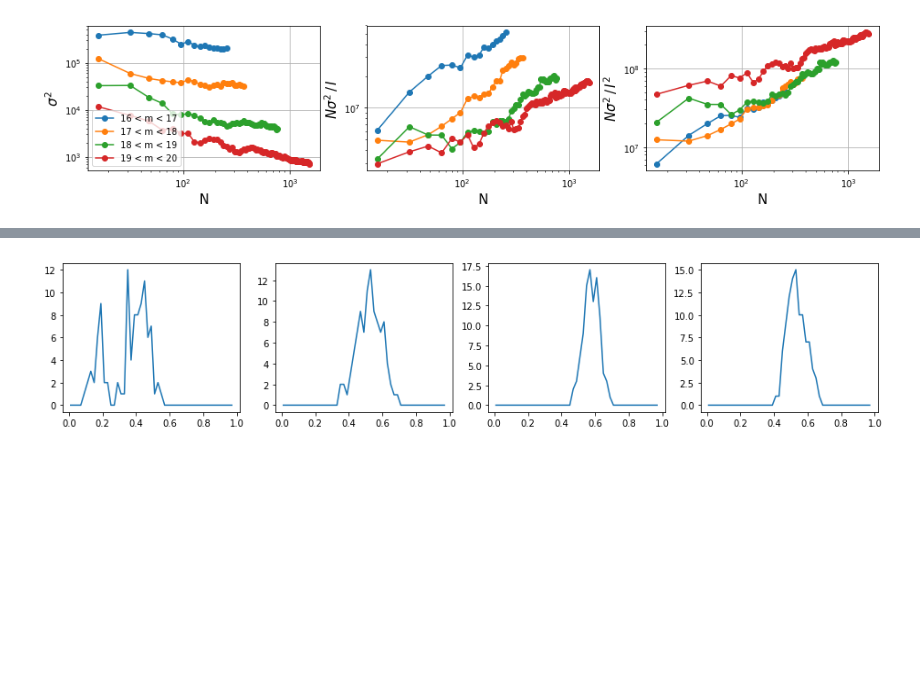
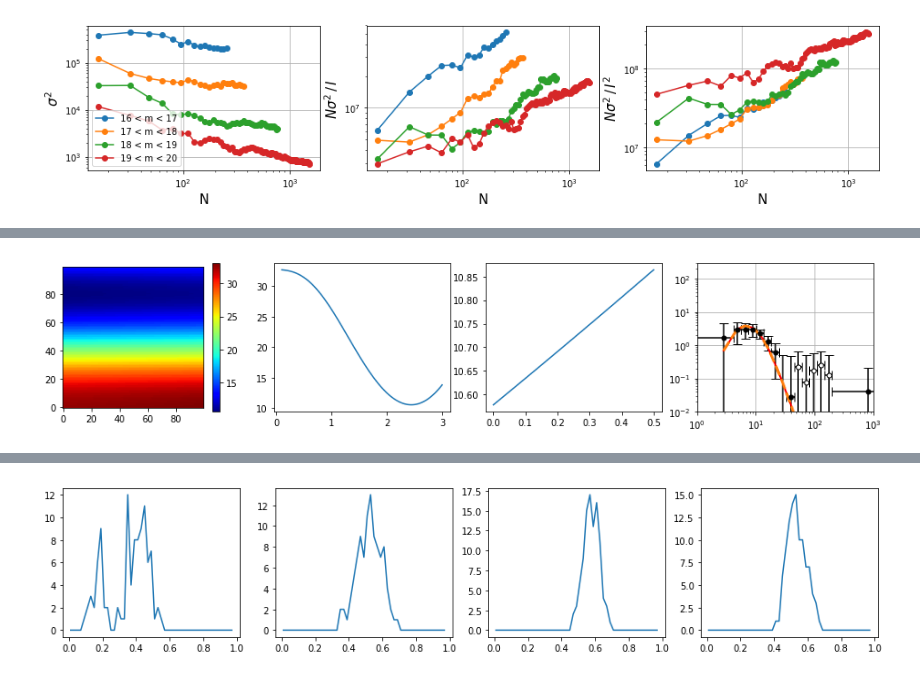
Before and after one commit to yuntingcheng/python_ciber, a Jupyter notebook: stack_modelfit/Untitled.ipynb, the cells around one changed output, grey strips where cells are left out. Drawn from its saved outputs; the diff is of its cells as text; code cells hidden in the pictures; blank space fills up the shorter version.

```diff
--- a/stack_modelfit/Untitled.ipynb
+++ b/stack_modelfit/Untitled.ipynb
@@ -166,2 +238,0 @@ param_fit = fit_stacking_mcmc(inst, ifield, im, filt_order, subsub=subsub)
-# %%
-sampler = param_fit.run_mcmc(nwalkers=10, steps=50, return_sampler=True, save_chain=False)
@@ -272,9 +238,0 @@ fitparamdat
-# %%
-inst = 1
-ifield = 7
-im = 3
-filt_order = filt_order_dict[inst]
-subsub = False
-
-param_fit = fit_stacking_mcmc(inst, ifield, im, filt_order, subsub=subsub)
-param_fit.get_profgal_model_interp()
@@ -283,7 +239,7 @@ Pre-computing model profiles for interpolation...
 # %%
 R200 = gal_profile_model().Wang19_profile(0,im)['params']['R200']
-Re2_arr = np.arange(0.1,3,0.1)
-A2h_arr = np.arange(0,0.5,0.05)
+Re2_arr = np.linspace(0.1,3,100)
+A2h_arr = np.linspace(0,0.5,100)
 chi2_arr = np.zeros([len(Re2_arr),len(A2h_arr)])
 for i,Re2 in enumerate(Re2_arr):
     xe2 = Re2 / R200
@@ -351,0 +249,30 @@ for ifield in [5]:
+# %%
+Re2_best_idx, A2h_best_idx = np.where(chi2_arr==np.min(chi2_arr))
+Re2_best, A2h_best = Re2_arr[Re2_best_idx], A2h_arr[A2h_best_idx]
+
+fig, ax = plt.subplots(1,4,figsize=(16,3))
+imageclip(chi2_arr, ax=ax[0])
+ax[1].plot(Re2_arr, chi2_arr[:, A2h_best_idx].flatten())
+ax[2].plot(A2h_arr, chi2_arr[Re2_best_idx,:].flatten())
+
+r_arr = param_fit.rsubbins
+rbinedges = param_fit.rsubbinedges
+profd_arr = param_fit.profex_sub
+profd_err = np.sqrt(np.diag(param_fit.covsub))
+modelprof = param_fit.get_profexcess_model(Re2=Re2_best, A2h=A2h_best, fast=True)
+profex_arr = modelprof['profex_sub']
+prof2h_arr = modelprof['prof2h_sub']
+profm_arr = profex_arr + prof2h_arr
+plot_err_log(r_arr,
+             profd_arr,
+             profd_err,
+             xedges = rbinedges,
+             ax=ax[3], color='k')
+ax[3].loglog(r_arr, profm_arr,'r-', lw=2)
+ax[3].loglog(r_arr, prof2h_arr,'C2--', lw=3, label=r'$A_{\rm 2h}$ = %.2f'%A2h)
+ax[3].loglog(r_arr, profex_arr,'C1--', lw=3, label=r'$R_{e_2}$ = %.2f'%Re2)
+ax[3].set_ylim([1e-2,3e2])
+ax[3].set_xlim([1e0,1e3])
+ax[3].grid()
+# %% [output]
+[figure, added]
```
Also changed, not shown: parts of 15 cells of this notebook, 4 other files.
